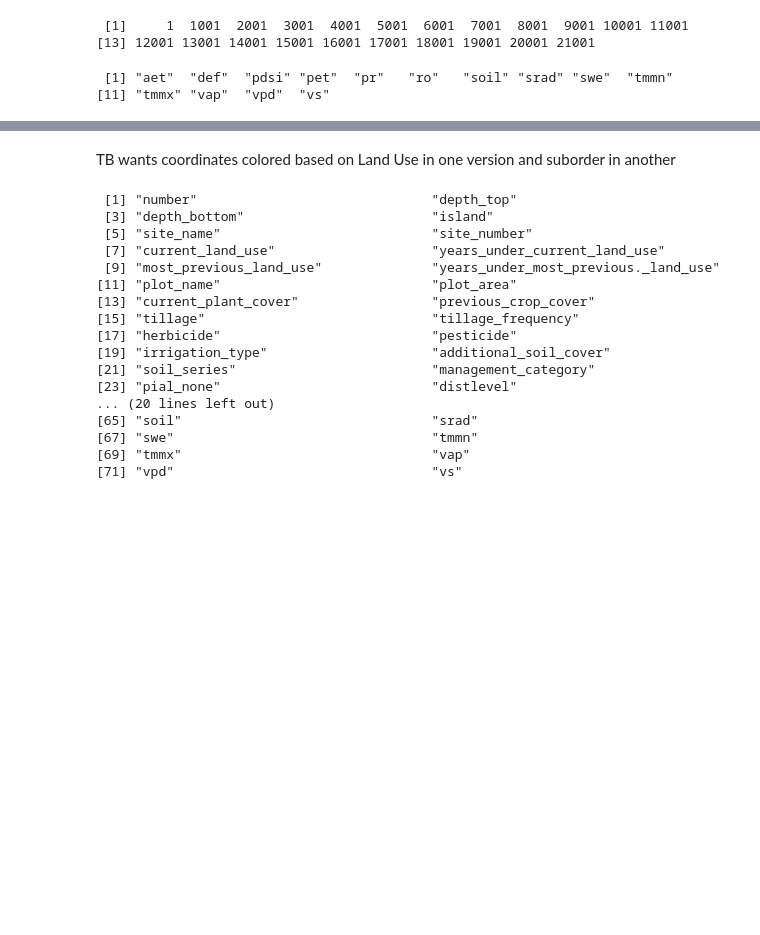
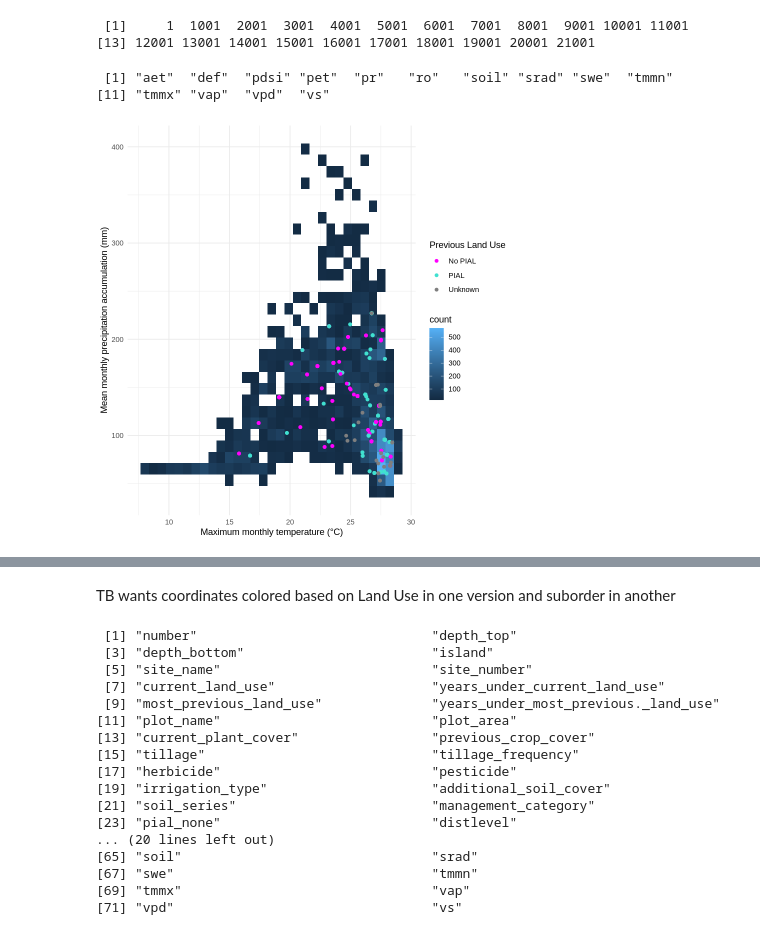
Before and after one commit to hayleypc/HawaiiClimate, a Jupyter notebook: HI_MAP_MATxSH.ipynb, the cells around one changed output, grey strips where cells are left out. Cells and saved outputs as stored; diff of their text form; code cells hidden in the pictures; blank space fills up the shorter version.

```diff
--- a/HI_MAP_MATxSH.ipynb
+++ b/HI_MAP_MATxSH.ipynb
@@ -255,6 +255,18 @@ norm_soilHealth_dt <- norm_soilHealth_dt[,.(pr,tmmx)]
 
 
 # )
+# %%
+climate_dt %>%
+  ggplot(aes(x = tmmx * 0.1, y = pr)) +
+  geom_bin2d() +
+  geom_point(data = soilHealth_dt, aes(x = tmmx * 0.1, y = pr, color = pial_none)) +
+  labs(x = "Maximum monthly temperature (°C)",
+       y = "Mean monthly precipitation accumulation (mm)",
+       color = "Previous Land Use") +
+  scale_color_manual(values = c("magenta","turquoise","grey"),labels = c("No PIAL","PIAL", "Unknown")) +
+  theme_minimal()
+# %% [output]
+[figure, added]
 # %%
 climate_dt %>%
   ggplot(aes(x=tmmx*0.1,y=pr))+
```
Also changed, not shown: parts of 4 cells of this notebook.
